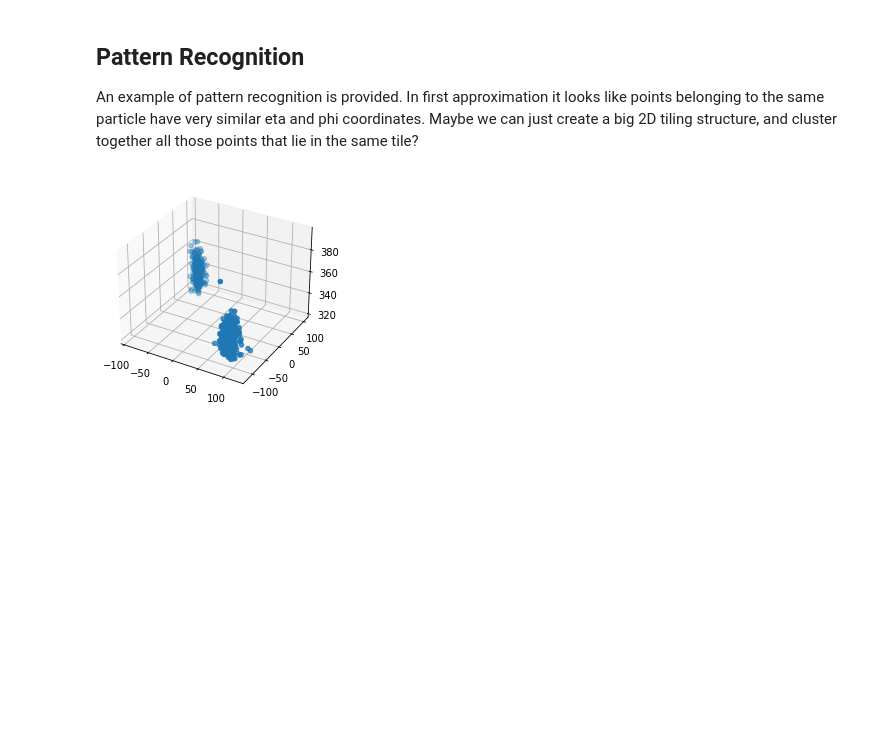
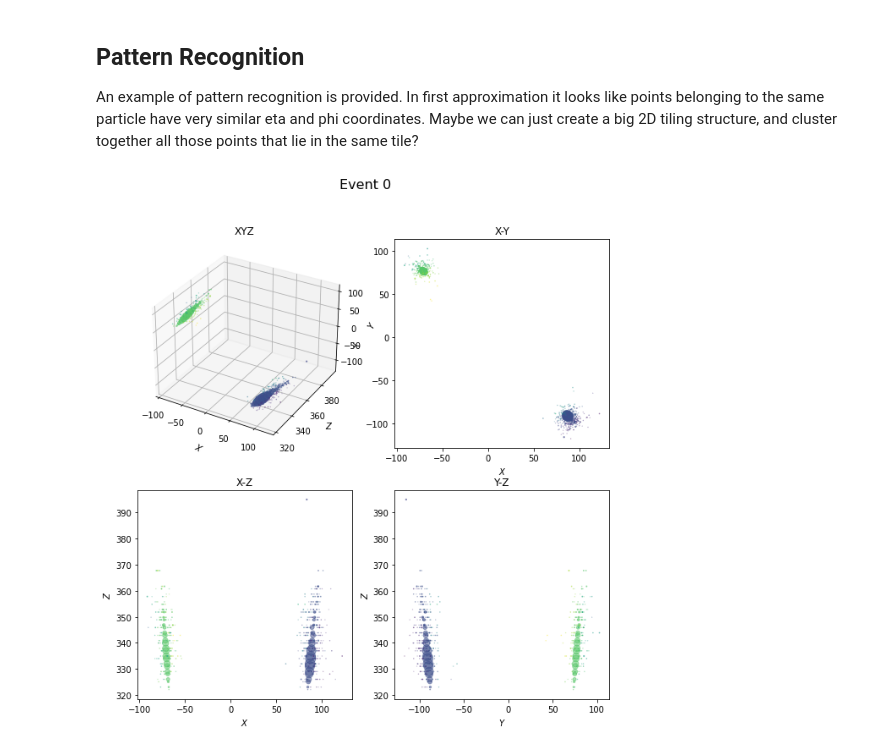
Before and after one commit to cms-patatrack/tue-hackathon-2021, a Jupyter notebook: hackathon_demo.ipynb, the cells around one changed output. Cells and saved outputs as stored; diff of their text form; code cells hidden in the pictures; blank space fills up the shorter version.

```diff
--- a/hackathon_demo.ipynb
+++ b/hackathon_demo.ipynb
@@ -195,16 +264,9 @@ for evt in range(1):
     #print(allTracksters)
 # %%
 # print (output_idx[0])
-# %%
-import matplotlib.pyplot as plt
-from math import ceil
-fig = plt.figure()
-ax = fig.add_subplot(projection='3d')
-eventToVisualize = 0
-xs = ak.to_numpy(pos_x[eventToVisualize])
-ys = ak.to_numpy(pos_y[eventToVisualize])
-zs = ak.to_numpy(pos_z[eventToVisualize])
-ax.scatter(xs, ys, zs, )
-plt.show()
-# %% [output]
-[figure, removed]
+# %%
+#Visualize the results obtained ....
+eventToVisualize = 0
+plotXYZ(pos_x, pos_y, pos_z, energy, output_enFr, output_idx, eventToVisualize)
+# %% [output]
+[figure, added]
```
Also changed, not shown: parts of 9 cells of this notebook.
